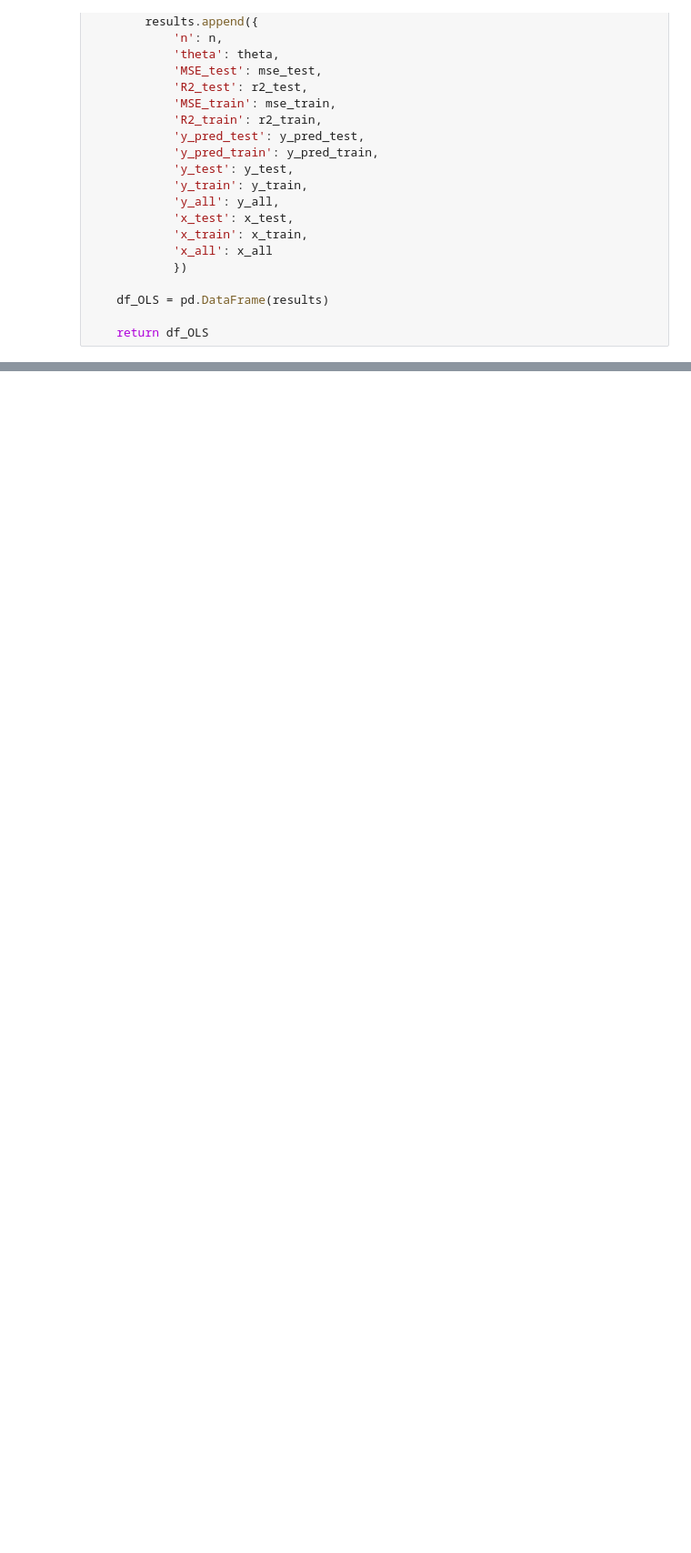
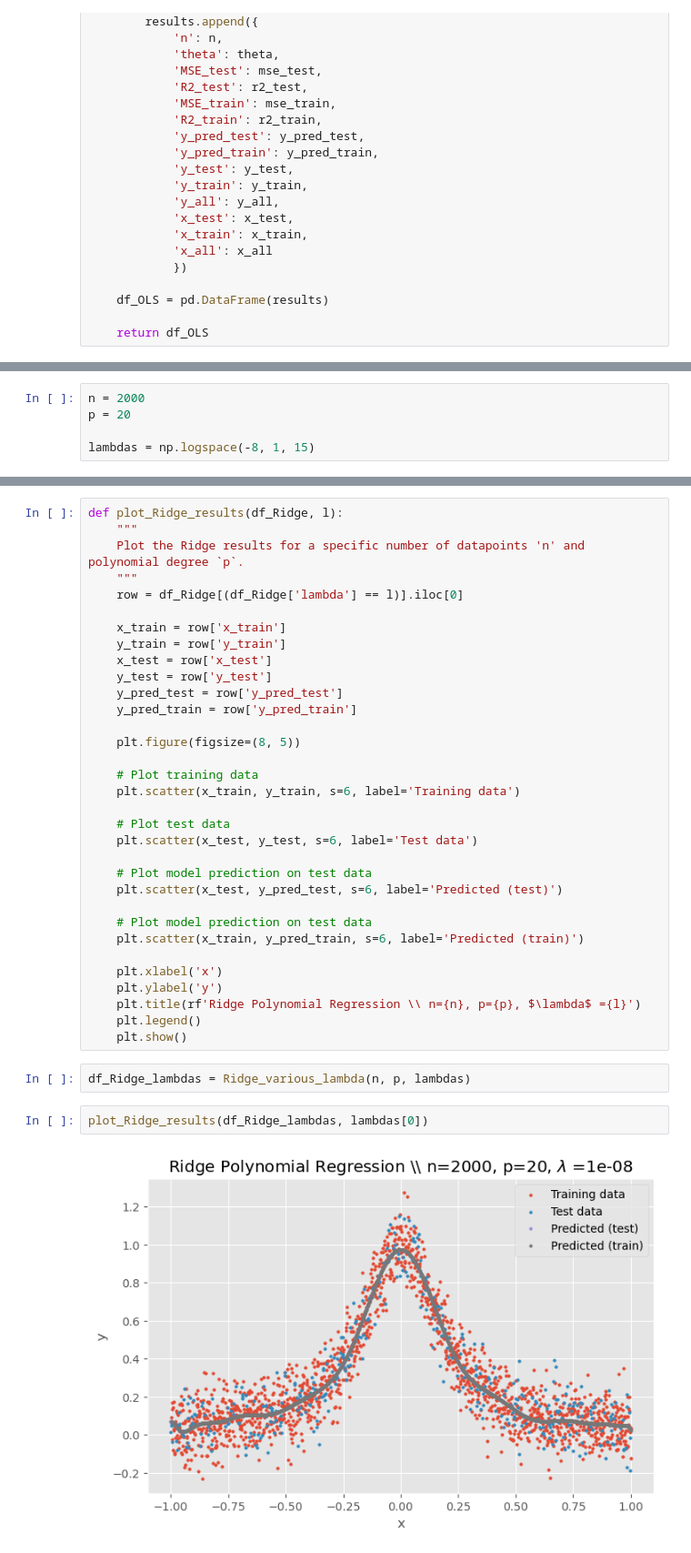
Before and after one commit to kjes4pres/Project_1_FYSSTK, a Jupyter notebook: Code/ny_a_and_b.ipynb, the cells around one changed output, grey strips where cells are left out. Shown at 91% size. Drawn from its saved outputs; the diff is of its cells as text; blank space fills up the shorter version.

```diff
--- a/Code/ny_a_and_b.ipynb
+++ b/Code/ny_a_and_b.ipynb
@@ -332,0 +247,5 @@ Text(0.5, 0.98, 'OLS \n Polynomial degree = 10')
+# %%
+n = 2000
+p = 20
+
+lambdas = np.logspace(-8, 1, 15)
@@ -332,0 +305,39 @@ Text(0.5, 0.98, 'OLS \n Polynomial degree = 10')
+# %%
+def plot_Ridge_results(df_Ridge, l):
+    """
+    Plot the Ridge results for a specific number of datapoints 'n' and polynomial degree `p`.
+    """
+    row = df_Ridge[(df_Ridge['lambda'] == l)].iloc[0]
+
+    x_train = row['x_train']
+    y_train = row['y_train']
+    x_test = row['x_test']
+    y_test = row['y_test']
+    y_pred_test = row['y_pred_test']
+    y_pred_train = row['y_pred_train']
+
+    plt.figure(figsize=(8, 5))
+
+    # Plot training data
+    plt.scatter(x_train, y_train, s=6, label='Training data')
+
+    # Plot test data
+    plt.scatter(x_test, y_test, s=6, label='Test data')
+
+    # Plot model prediction on test data
+    plt.scatter(x_test, y_pred_test, s=6, label='Predicted (test)')
+
+    # Plot model prediction on test data
+    plt.scatter(x_train, y_pred_train, s=6, label='Predicted (train)')
+
+    plt.xlabel('x')
+    plt.ylabel('y')
+    plt.title(rf'Ridge Polynomial Regression \\ n={n}, p={p}, $\lambda$ ={l}')
+    plt.legend()
+    plt.show()
+# %%
+df_Ridge_lambdas = Ridge_various_lambda(n, p, lambdas)
+# %%
+plot_Ridge_results(df_Ridge_lambdas, lambdas[0])
+# %% [output]
+[figure, added]
```
Also changed, not shown: parts of 32 cells of this notebook.
